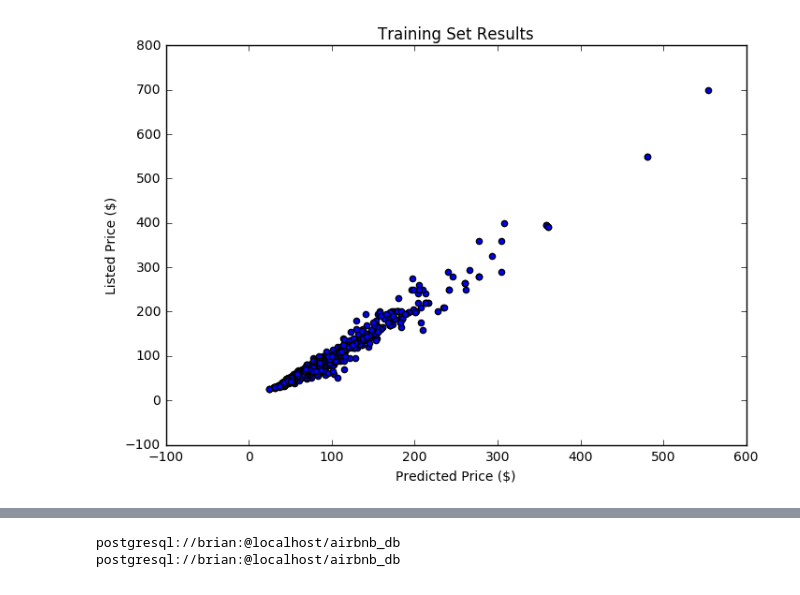
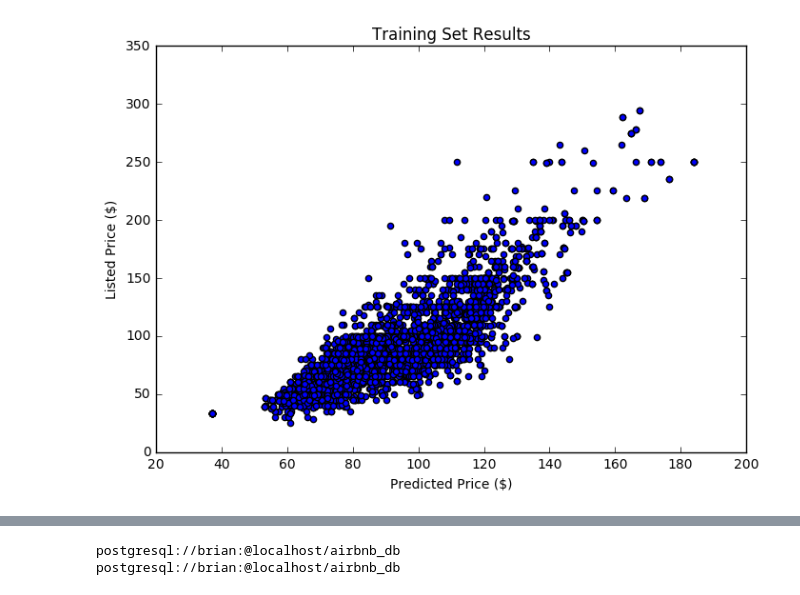
Before and after one commit to btamadio/PricePredictor, a Jupyter notebook: PricePredictor/Price_predictor.ipynb, the cells around one changed output, grey strips where cells are left out. Saved outputs shown, nothing was run; the diff lists cells and outputs as text; code cells hidden in the pictures.

```diff
--- a/PricePredictor/Price_predictor.ipynb
+++ b/PricePredictor/Price_predictor.ipynb
@@ -27,7 +32,12 @@ M_train = 1313, M_test = 438
 # %%
-featureList = sorted(list(df.drop(['price','room_type','bed_type'],1)))
 X = np.array(df_train[featureList])
 Y = np.array(df_train['price'].astype('float'))
-forest=RandomForestRegressor(n_estimators=50)
+forest=RandomForestRegressor(n_estimators=2000,max_features=10,n_jobs=20,max_depth=10,min_samples_leaf=5)
 forest.fit(df_train[featureList],df_train['price'])
 df['pred_price']=forest.predict(df[featureList])
+plt.scatter(df.ix[train_rows]['pred_price'],df.ix[train_rows]['price'])
+plt.title('Training Set Results')
+plt.xlabel('Predicted Price ($)')
+plt.ylabel('Listed Price ($)');
+# %% [output]
+[figure, added]
@@ -54,10 +44,3 @@ df['pred_price']=forest.predict(df[featureList])
-# %%
-plt.scatter(df.ix[train_rows]['pred_price'],df.ix[train_rows]['price'])
-plt.title('Training Set Results')
-plt.xlabel('Predicted Price ($)')
-plt.ylabel('Listed Price ($)');
-# %% [output]
-[figure, removed]
 # %%
 pred = forest.predict(df.drop(train_rows)[featureList])
 plt.scatter(pred,df_test['price'])
```
Also changed, not shown: parts of 10 cells of this notebook, 1 other file.
